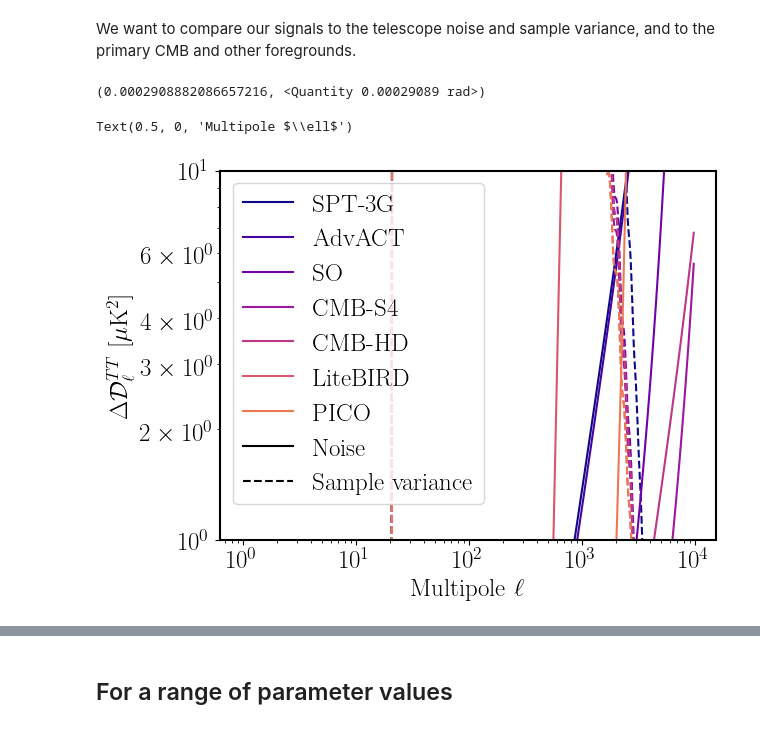
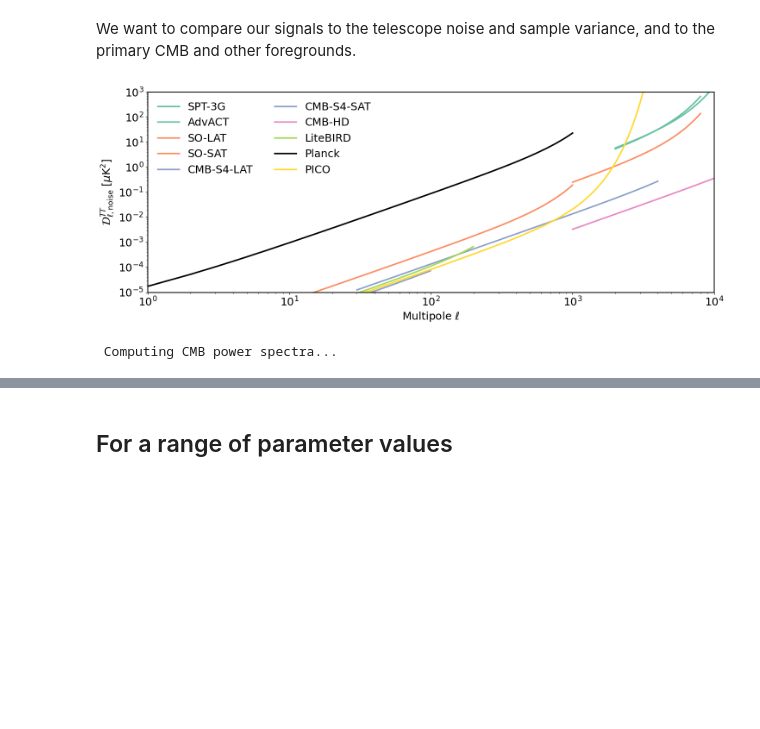
Before and after one commit to adeliegorce/preion, a Jupyter notebook: cross-correlations/With_Pee/compare_models.ipynb, the cells around one changed output, grey strips where cells are left out. Saved outputs shown, nothing was run; the diff lists cells and outputs as text; code cells hidden in the pictures; blank space fills up the shorter version.

Commit message:
New script to compare models

```diff
--- a/cross-correlations/With_Pee/compare_models.ipynb
+++ b/cross-correlations/With_Pee/compare_models.ipynb
@@ -268,6 +273,7 @@ axes[3].loglog(low_ells, np.sum(scattering_bb, axis=1)+screening_bb, lw=2.5)
 axes[3].set_xlabel(r'Multipole $\ell$')
 axes[3].set_ylabel(r'$\ell(\ell+1)C_\ell^{kSZ}/2\pi$ [$\mu$K$^2$]')
 axes[3].set_ylim(bottom=1e-7)
+axes[3].set_xlim(right=2000)
 
 # 21cm ps
 axes[4].loglog(karr, preion_model.get_p21(karr, zref, mK=True, log=False, pk_units=True), lw=2.5)
@@ -284,5 +290,5 @@ for i, (letter, title) in enumerate(zip(['a', 'b', 'c', 'd', 'e'],
     axes[i].grid()
     axes[i].text(0.05, 0.05, rf'$({letter})$', transform=axes[i].transAxes, fontsize=20)
 fig.tight_layout()
-fig.savefig('model2observables_ps_2.png', dpi=220)
+# fig.savefig('model2observables_ps_2.png', dpi=220)
 # %% [output]
@@ -318,15 +338,0 @@ def sample_var(ls, dl, telescope, bin_width=100):
-# %%
-(1. / 60.0 * np.pi / 180.0), (1.*units.arcmin).to(units.rad)
-# %% [output]
-(0.0002908882086657216, <Quantity 0.00029089 rad>)
-# %%
-def noise(ls, telescope, pol=False, is_cl=False):
-    ls = np.atleast_1d(ls)
-    sig0 = telescope['noise'] / 60.0 * np.pi / 180.0 # arcmin to rad
-    fwhm = telescope['fwhm'] / 60.0 * np.pi / 180.0 # arcmin to rad
-    nl = sig0**2 / 2. * np.exp(ls*(ls+1.)*fwhm**2/8./np.log(2.))
-    if pol:
-        nl *= 2.
-    if not is_cl:
-        nl *= ls*(ls+1.)/2./np.pi
-    return nl
@@ -333,14 +347,18 @@ def noise(ls, telescope, pol=False, is_cl=False):
 # %%
-fig, ax = plt.subplots(1, 1)
+fig, ax = plt.subplots(1, 1, figsize=(15, 6))
 for i, tel in enumerate(telescope_specs.keys()):
-    ax.loglog(ells, noise(ells, telescope_specs[tel], pol=False), ls='-', color=telescope_specs[tel]['color'])
-    ax.plot(CMB_Cells[:, 0], sample_var(CMB_Cells[:, 0], CMB_Cells[:, 1], telescope_specs[tel]), ls='--', color=telescope_specs[tel]['color'])
-    ax.plot([], [], color=telescope_specs[tel]['color'], label=tel)
-ax.plot([], [], color='k', label='Noise')
-ax.plot([], [], color='k', ls='--', label='Sample variance')
-ax.legend(ncol=1)
-ax.set_ylabel(r'$\Delta \mathcal{D}_\ell^{TT}$ [$\mu$K$^2$]')
+    ls = np.arange(telescope_specs[tel]['lmin'], telescope_specs[tel]['lmax'])
+    ax.loglog(ls, noise(ls, telescope_specs[tel], pol=False), ls='-', color=telescope_specs[tel]['color'], lw=2.5)
+    # ax.plot(CMB_Dells[1:, 0], sample_var(CMB_Dells[1:, 0], CMB_Dells[1:, 1], telescope_specs[tel]), ls='-', color=telescope_specs[tel]['color'], lw=.8)
+    ax.plot([], [], color=telescope_specs[tel]['color'], label=tel, lw=2.5)
+# ax.plot([], [], color='k', label='Noise', lw=2.)
+# ax.plot([], [], color='k', ls='-', label='Sample variance', lw=.8)
+ax.legend(ncol=2, loc='upper left', frameon=False)
+ax.set_ylabel(r'$\mathcal{D}_{\ell,\mathrm{noise}}^{TT}$ [$\mu$K$^2$]')
 ax.set_xlabel(r'Multipole $\ell$')
+ax.set_ylim(1e-5, 1e3)
+ax.set_xlim(1, 1e4)
+fig.tight_layout()
+fig.savefig('Noise_ps_vs_exp.pdf', dpi=220)
 # %% [output]
-Text(0.5, 0, 'Multipole $\\ell$')
-[figure, old version]
+[figure, new version]
@@ -346,0 +368,6 @@ Text(0.5, 0, 'Multipole $\\ell$')
+# %%
+CMB_Cells = preion_model.get_primary_spectra(ells=np.arange(5000), Dells=False)
+CMB_Cells = CMB_Cells[:, [0, 1, 2, 4, 3]]
+tau_temp = np.r_[0., np.sum(preion_model.get_tau(ells=CMB_Cells[1:, 0], signal='both', Dells=False), axis=1)]
+# %% [output]
+ Computing CMB power spectra...
```
Also changed, not shown: parts of 39 cells of this notebook.
